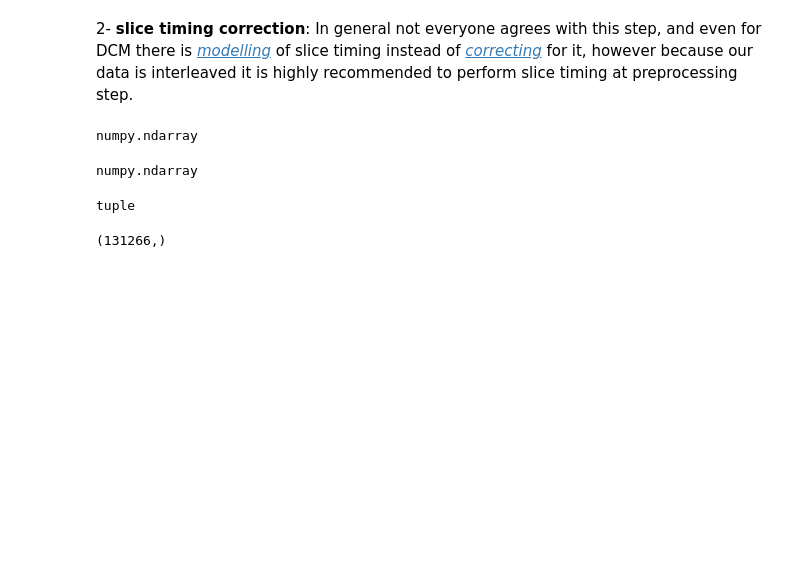
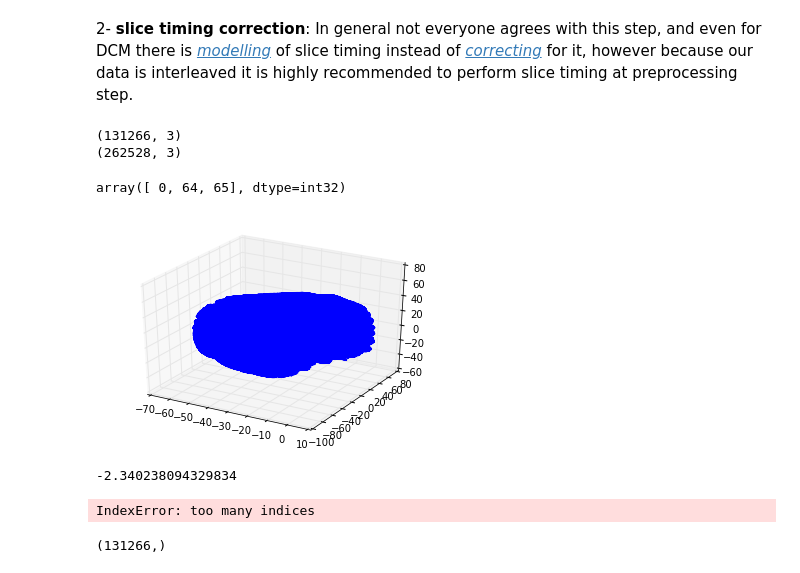
Before and after one commit to armaneshaghi/DCMPy, a Jupyter notebook: notebook/Notebook-1d.ipynb, the cells around one changed output. Saved outputs shown, nothing was run; the diff lists cells and outputs as text; code cells hidden in the pictures; blank space fills up the shorter version.

```diff
--- a/notebook/Notebook-1d.ipynb
+++ b/notebook/Notebook-1d.ipynb
@@ -500,3 +500,39 @@ workflow.connect([( motion_corrector_v1, slice_tc_v1,
                    [('out_file','in_file')]
                     )
                   ])
+# %%
+# wm_mgz = nb.freesurfer.mghformat
+t1_mgz = nb.load('/data/subjects_FS/baseline_V_V1/mri/T1.mgz')
+# %%
+vertices, faces = nb.freesurfer.read_geometry('/data/subjects_FS/baseline_V_V1/surf/lh.pial')
+print vertices.shape
+print faces.shape
+faces[2]
+# %% [output]
+(131266, 3)
+(262528, 3)
+array([ 0, 64, 65], dtype=int32)
+# %%
+from mpl_toolkits.mplot3d import axes3d
+import matplotlib.pyplot as plt
+import numpy as np
+
+fig = plt.figure()
+ax = fig.add_subplot(111, projection='3d')
+ax.plot_wireframe(vertices[:,0], vertices[:,1], vertices[:,2],
+                cstride = 1,  rstride = 1)
+
+plt.show()
+# %% [output]
+[figure, added]
+# %%
+vertices[1, 2]
+# %% [output]
+-2.340238094329834
+# %%
+slices = 60
+plt.imshow((vertices[:, :, slices]),
+        cmap = plt.cm.gray,  aspect = 'auto',
+        interpolation = 'nearest')
+# %% [output]
+IndexError: too many indices
@@ -503,16 +541,3 @@ workflow.connect([( motion_corrector_v1, slice_tc_v1,
 # %%
- lh_area_pial = nb.freesurfer.read_morph_data('/data/subjects_FS/baseline_V_V1/surf/lh.area.pial')
-type(lh_area_pial)
+lh_volume = nb.freesurfer.read_morph_data('/data/subjects_FS/baseline_V_V1/surf/lh.volume')
-# %% [output]
-numpy.ndarray
-# %%
-lh_cortex_label = nb.freesurfer.read_label('/data/subjects_FS/baseline_V_V1/label/aparc.annot.ctab')
-type(lh_cortex_label)
-# %% [output]
-numpy.ndarray
-# %%
-lh_pial = nb.freesurfer.read_geometry('/data/subjects_FS/baseline_V_V1/surf/lh.pial')
-type(lh_pial)
-# %% [output]
-tuple
 # %%
```
Also changed, not shown: parts of 8 cells of this notebook, 5 other files.
